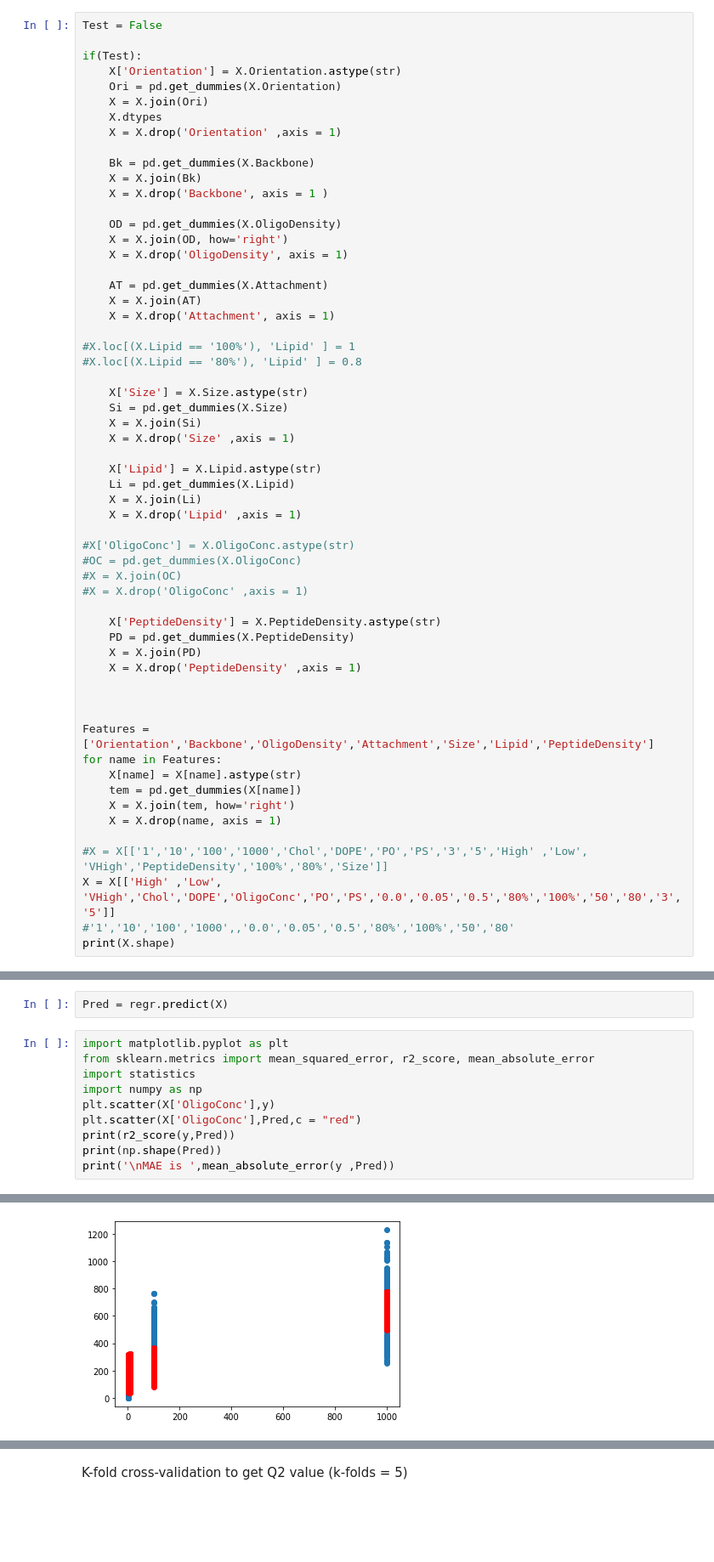
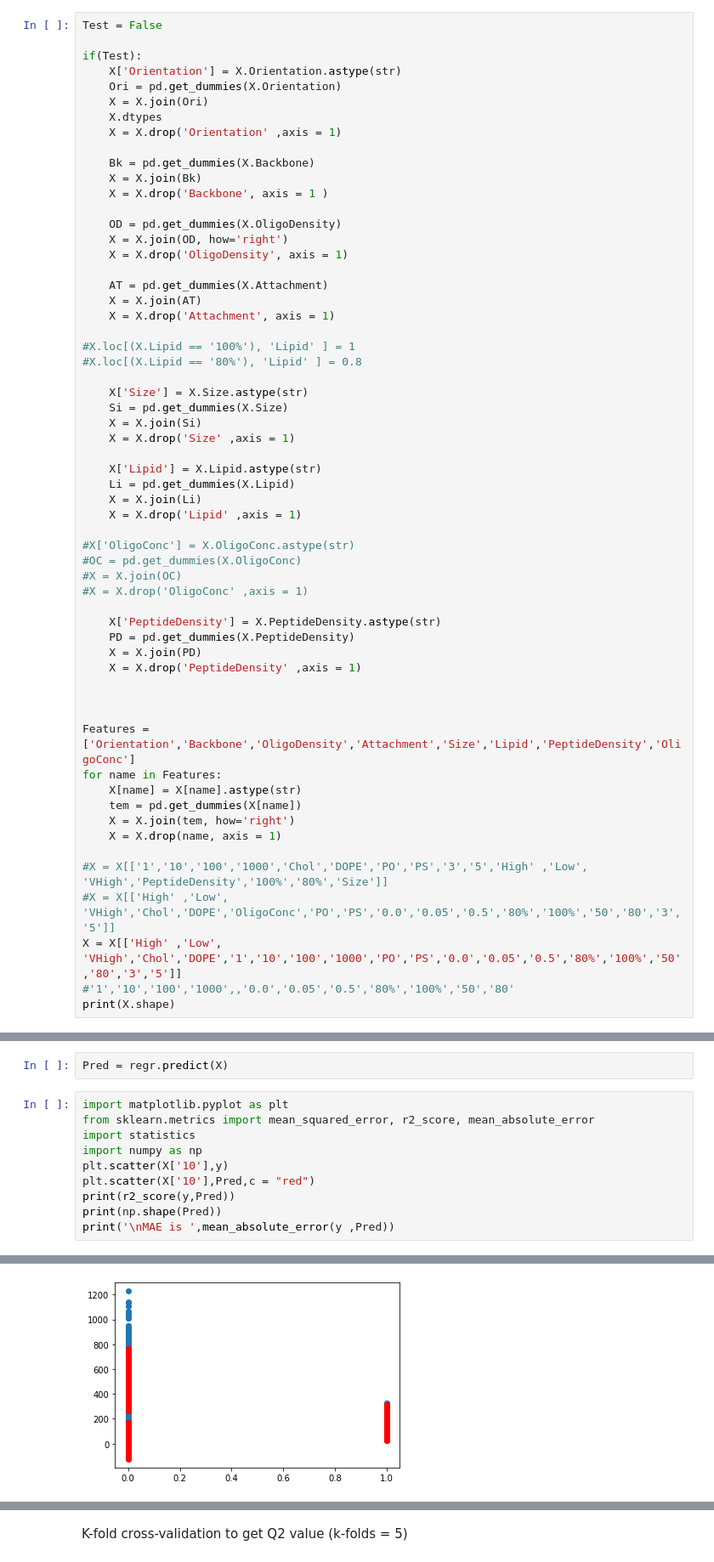
Before and after one commit to kenll99minecart/Immunopeptide, a Jupyter notebook: Linear regression.ipynb, the cells around one changed output, grey strips where cells are left out. Shown at 85% size. Drawn from its saved outputs; the diff is of its cells as text; blank space fills up the shorter version.

```diff
--- a/Linear regression.ipynb
+++ b/Linear regression.ipynb
@@ -62,7 +65,7 @@ if(Test):
 
 
 
-Features = ['Orientation','Backbone','OligoDensity','Attachment','Size','Lipid','PeptideDensity']
+Features = ['Orientation','Backbone','OligoDensity','Attachment','Size','Lipid','PeptideDensity','OligoConc']
 for name in Features:
     X[name] = X[name].astype(str)
     tem = pd.get_dummies(X[name])
@@ -70,7 +73,8 @@ for name in Features:
     X = X.drop(name, axis = 1)
 
 #X = X[['1','10','100','1000','Chol','DOPE','PO','PS','3','5','High' ,'Low', 'VHigh','PeptideDensity','100%','80%','Size']]
-X = X[['High' ,'Low', 'VHigh','Chol','DOPE','OligoConc','PO','PS','0.0','0.05','0.5','80%','100%','50','80','3','5']]
+#X = X[['High' ,'Low', 'VHigh','Chol','DOPE','OligoConc','PO','PS','0.0','0.05','0.5','80%','100%','50','80','3','5']]
+X = X[['High' ,'Low', 'VHigh','Chol','DOPE','1','10','100','1000','PO','PS','0.0','0.05','0.5','80%','100%','50','80','3','5']]
 #'1','10','100','1000',,'0.0','0.05','0.5','80%','100%','50','80'
 print(X.shape)
 # %% [output]
@@ -95,8 +100,8 @@ import matplotlib.pyplot as plt
 from sklearn.metrics import mean_squared_error, r2_score, mean_absolute_error
 import statistics
 import numpy as np
-plt.scatter(X['OligoConc'],y)
-plt.scatter(X['OligoConc'],Pred,c = "red")
+plt.scatter(X['10'],y)
+plt.scatter(X['10'],Pred,c = "red")
 print(r2_score(y,Pred))
 print(np.shape(Pred))
 print('\nMAE is ',mean_absolute_error(y ,Pred))
@@ -108,4 +113,4 @@ MAE is  144.31326425952307
-[figure, old version]
+[figure, new version]
 # %%
 importance = regr.coef_
 X_import = [x for x in range(len(importance))]
```
Also changed, not shown: parts of 14 cells of this notebook.
